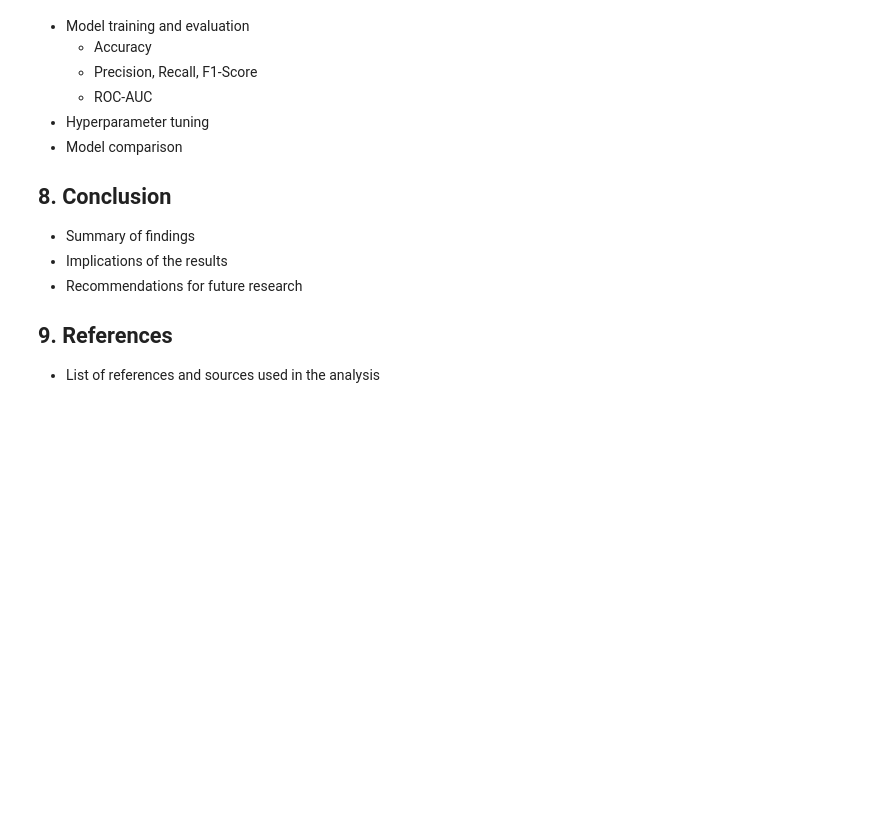
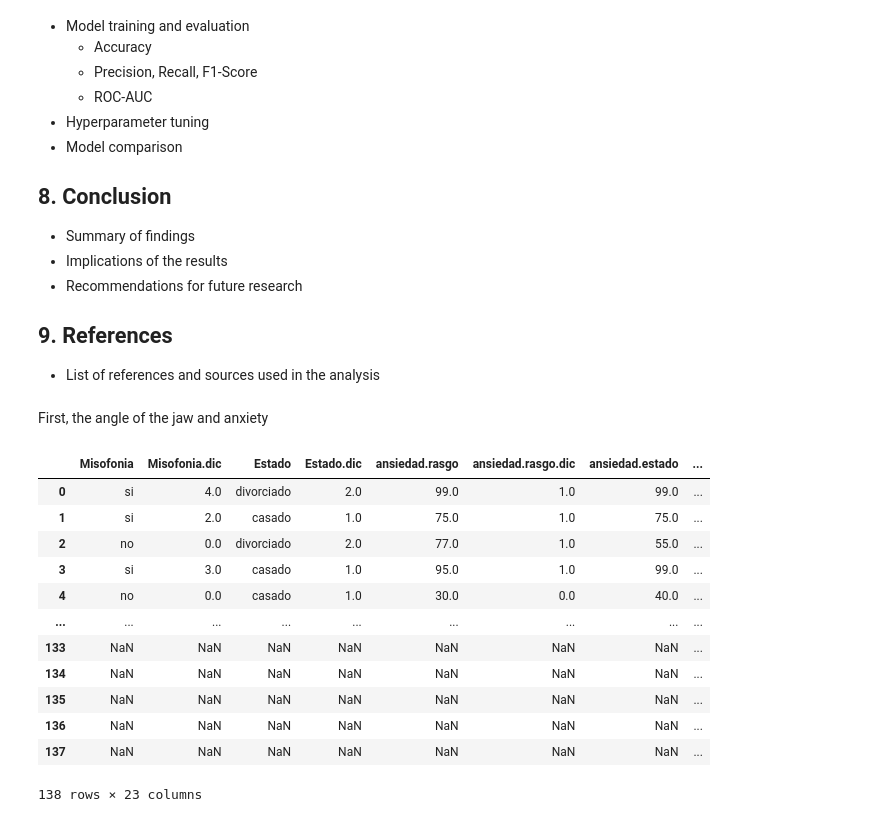
Before and after one commit to MMRES-PyBootcamp/MMRES-python-bootcamp2024, a Jupyter notebook: Misophonia_report/MMRES_Report_AlbertGrass_AndresGordo.ipynb, the cells around one changed output. Cells and saved outputs as stored; diff of their text form; code cells hidden in the pictures; blank space fills up the shorter version.

```diff
--- a/Misophonia_report/MMRES_Report_AlbertGrass_AndresGordo.ipynb
+++ b/Misophonia_report/MMRES_Report_AlbertGrass_AndresGordo.ipynb
@@ -59,3 +59,27 @@
 
 ## 9. References
 - List of references and sources used in the analysis
+# %% [markdown]
+First, the angle of the jaw and anxiety
+# %%
+import matplotlib.pyplot as plt
+import seaborn as sns
+import numpy as np
+from scipy import stats
+import pandas as pd
+df = pd.read_excel('https://github.com/MMRES-PyBootcamp/MMRES-python-bootcamp2024/raw/master/datasets/misophonia_data.xlsx')
+df
+# %% [output]
+|  | Misofonia | Misofonia.dic | Estado | Estado.dic | ansiedad.rasgo | ansiedad.rasgo.dic | ansiedad.estado | ... |
+| 0 | si | 4.0 | divorciado | 2.0 | 99.0 | 1.0 | 99.0 | ... |
+| 1 | si | 2.0 | casado | 1.0 | 75.0 | 1.0 | 75.0 | ... |
+| 2 | no | 0.0 | divorciado | 2.0 | 77.0 | 1.0 | 55.0 | ... |
+| 3 | si | 3.0 | casado | 1.0 | 95.0 | 1.0 | 99.0 | ... |
+| 4 | no | 0.0 | casado | 1.0 | 30.0 | 0.0 | 40.0 | ... |
+| ... | ... | ... | ... | ... | ... | ... | ... | ... |
+| 133 | NaN | NaN | NaN | NaN | NaN | NaN | NaN | ... |
+| 134 | NaN | NaN | NaN | NaN | NaN | NaN | NaN | ... |
+| 135 | NaN | NaN | NaN | NaN | NaN | NaN | NaN | ... |
+| 136 | NaN | NaN | NaN | NaN | NaN | NaN | NaN | ... |
+| 137 | NaN | NaN | NaN | NaN | NaN | NaN | NaN | ... |
+138 rows × 23 columns
```
Also changed, not shown: parts of 1 cell of this notebook.
